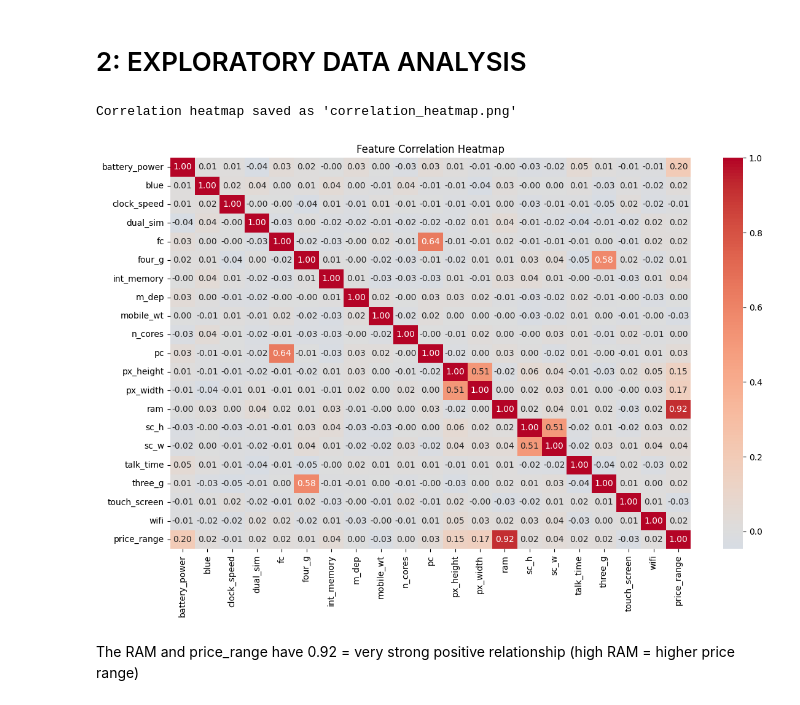
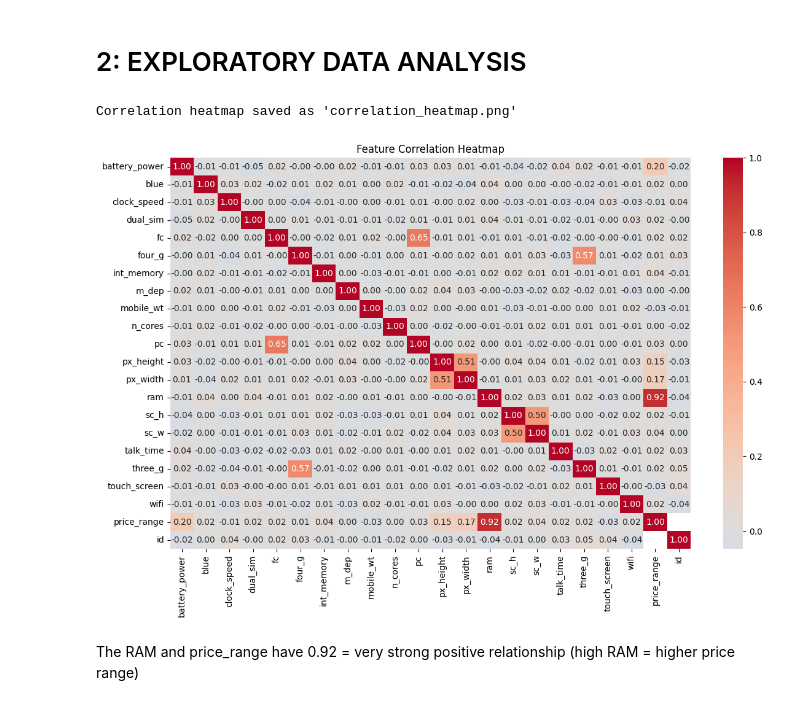
Before and after one commit to ghyoudh/mobile_price_prediction, a Jupyter notebook: notbooks/Untitled.ipynb, the cells around one changed output. Drawn from its saved outputs; the diff is of its cells as text; code cells hidden in the pictures.

```diff
--- a/notbooks/Untitled.ipynb
+++ b/notbooks/Untitled.ipynb
@@ -29,3 +29,7 @@ First 5 rows of the testing dataset:
 | 3 | 4 | 1546 | 0 | 0.5 | 1 | 18 | 1 | 25 | 0.5 | ... |
 | 4 | 5 | 1434 | 0 | 1.4 | 0 | 11 | 1 | 49 | 0.5 | ... |
 5 rows × 21 columns
+# %%
+# For EDA, combine both datasets temporarily
+df = pd.concat([data_train, data_test], ignore_index=True)
+print("\nCombined Shape:", df.shape)
@@ -103,18 +120,18 @@ y = data_train['price_range']
 # %%
 from matplotlib import pyplot as plt
 import seaborn as sns
 
 # Correlation heatmap
 plt.figure(figsize=(12, 8))
-correlation_matrix = data_train.corr()
+correlation_matrix = df.corr()
 sns.heatmap(correlation_matrix, annot=True, fmt='.2f', cmap='coolwarm', center=0)
 plt.title('Feature Correlation Heatmap')
 plt.tight_layout()
 plt.savefig('../images/correlation_heatmap.png')
 print("\nCorrelation heatmap saved as 'correlation_heatmap.png'")
 # %% [output]
 Correlation heatmap saved as 'correlation_heatmap.png'
-[figure, old version]
+[figure, new version]
 # %% [markdown]
 The RAM and price_range have 0.92 = very strong positive relationship (high RAM = higher price range)
 # %%
```
Also changed, not shown: parts of 26 cells of this notebook, 5 other files.
